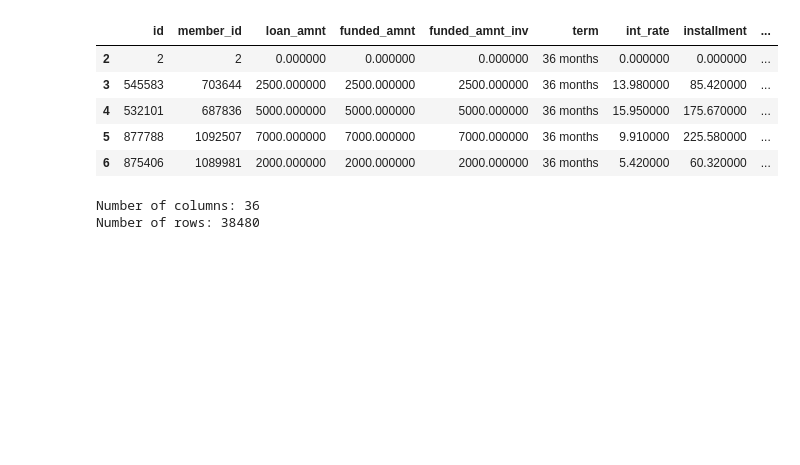
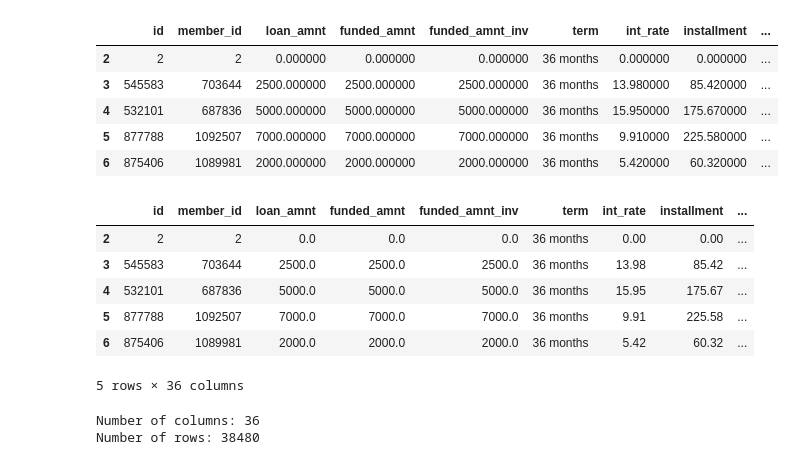
Before and after one commit to faresmohamed260/School-Work, a Jupyter notebook: Neural Networks/Project_2/Loan Defaults Prediction.ipynb, the cells around one changed output. Saved outputs shown, nothing was run; the diff lists cells and outputs as text; code cells hidden in the pictures; blank space fills up the shorter version.

```diff
--- a/Neural Networks/Project_2/Loan Defaults Prediction.ipynb
+++ b/Neural Networks/Project_2/Loan Defaults Prediction.ipynb
@@ -11,6 +28,16 @@ df.head().style.background_gradient(cmap='turbo')
 | 4 | 532101 | 687836 | 5000.000000 | 5000.000000 | 5000.000000 | 36 months | 15.950000 | 175.670000 | ... |
 | 5 | 877788 | 1092507 | 7000.000000 | 7000.000000 | 7000.000000 | 36 months | 9.910000 | 225.580000 | ... |
 | 6 | 875406 | 1089981 | 2000.000000 | 2000.000000 | 2000.000000 | 36 months | 5.420000 | 60.320000 | ... |
+# %%
+df.head()
+# %% [output]
+|  | id | member_id | loan_amnt | funded_amnt | funded_amnt_inv | term | int_rate | installment | ... |
+| 2 | 2 | 2 | 0.0 | 0.0 | 0.0 | 36 months | 0.00 | 0.00 | ... |
+| 3 | 545583 | 703644 | 2500.0 | 2500.0 | 2500.0 | 36 months | 13.98 | 85.42 | ... |
+| 4 | 532101 | 687836 | 5000.0 | 5000.0 | 5000.0 | 36 months | 15.95 | 175.67 | ... |
+| 5 | 877788 | 1092507 | 7000.0 | 7000.0 | 7000.0 | 36 months | 9.91 | 225.58 | ... |
+| 6 | 875406 | 1089981 | 2000.0 | 2000.0 | 2000.0 | 36 months | 5.42 | 60.32 | ... |
+5 rows × 36 columns
 # %%
 # Statistical Summary
 print(f"Number of columns: {df.shape[1]}\nNumber of rows: {df.shape[0]}")
```
Also changed, not shown: parts of 22 cells of this notebook.
